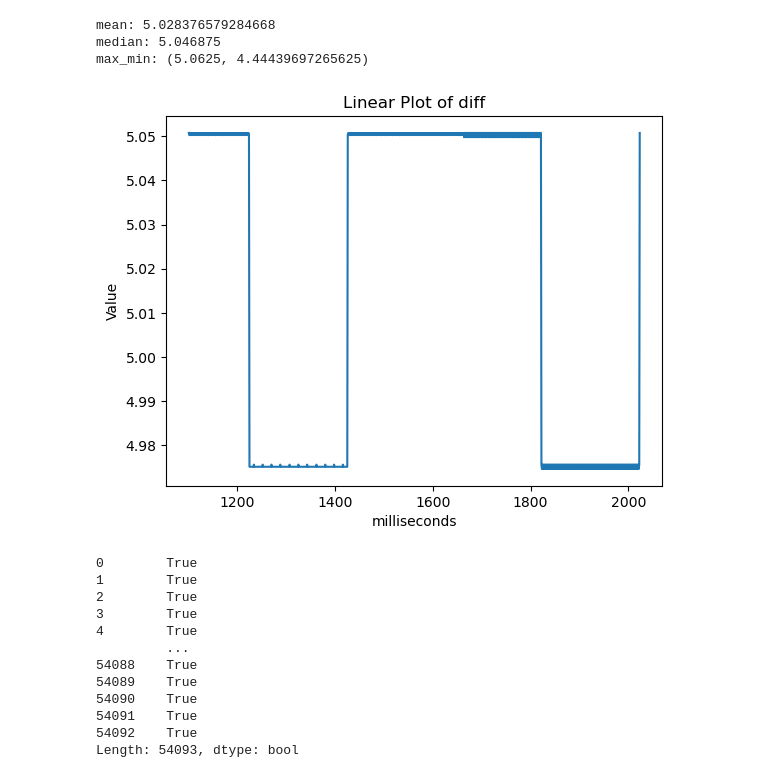
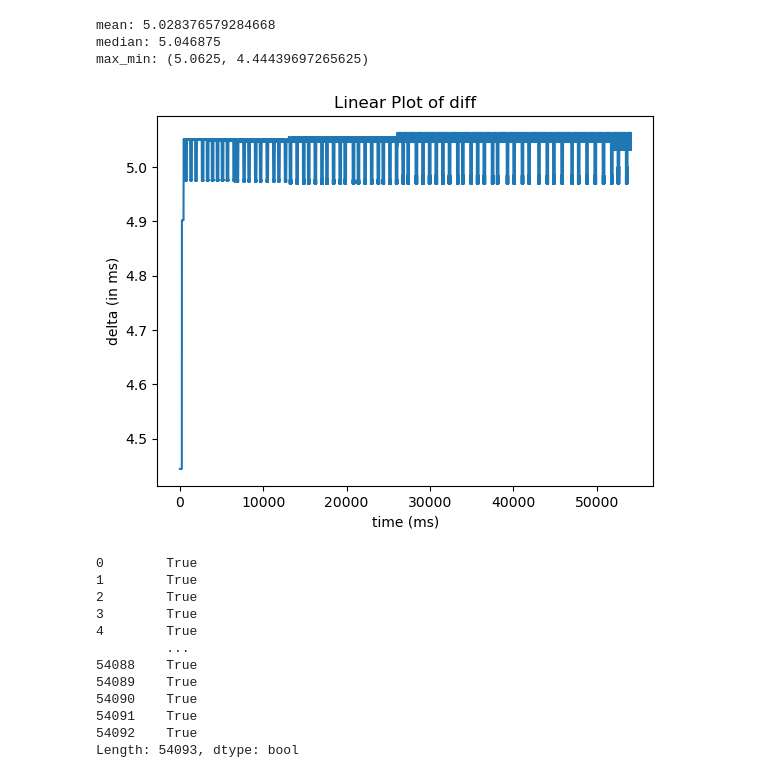
Before and after one commit to amir-goudarzi/IMU_testing, a Jupyter notebook: notebooks/dataloader.ipynb, the cells around one changed output. Drawn from its saved outputs; the diff is of its cells as text; code cells hidden in the pictures.

```diff
--- a/notebooks/dataloader.ipynb
+++ b/notebooks/dataloader.ipynb
@@ -175,13 +188,13 @@ max_min: (5.0625, 4.44439697265625)
 # %%
 import matplotlib.pyplot as plt
 
-plt.plot(diff[1100:2023])
+plt.plot(diff)
 plt.title('Linear Plot of diff')
-plt.xlabel('milliseconds')
-plt.ylabel('Value')
+plt.xlabel('time (ms)')
+plt.ylabel('delta (in ms)')
 plt.show()
 # %% [output]
-[figure, old version]
+[figure, new version]
 # %%
 seconds_ts.between(seconds_ts.iloc[0], seconds_ts.iloc[-1])
 # %% [output]
```
Also changed, not shown: parts of 7 cells of this notebook, 12 other files.
